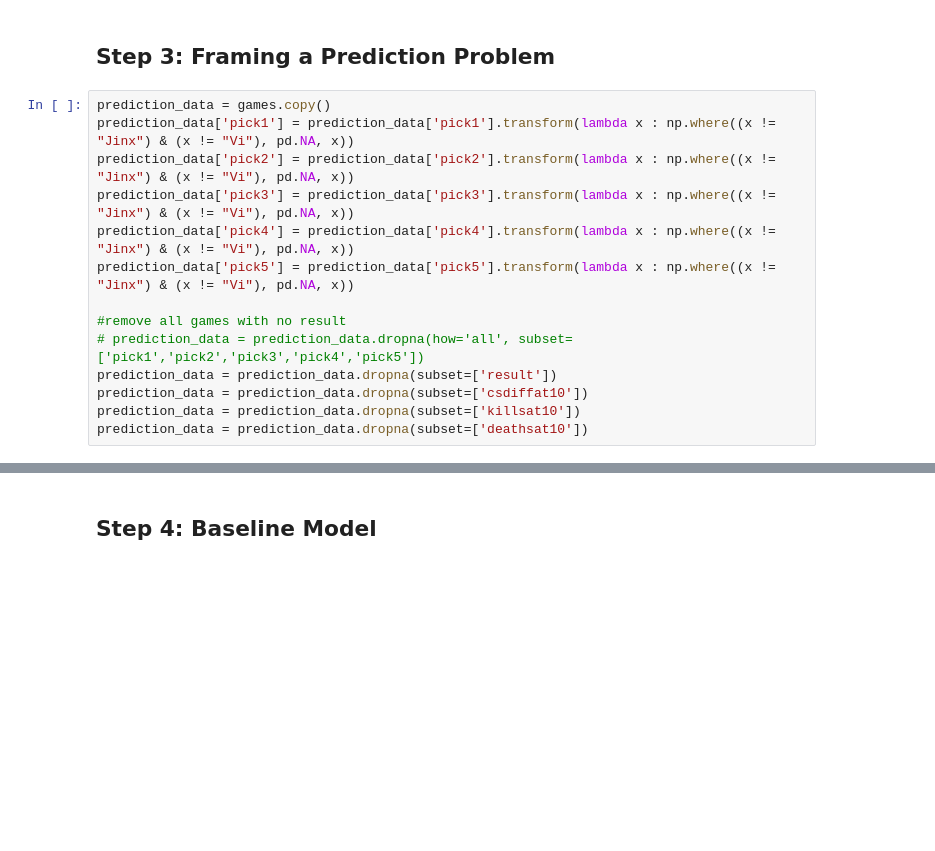
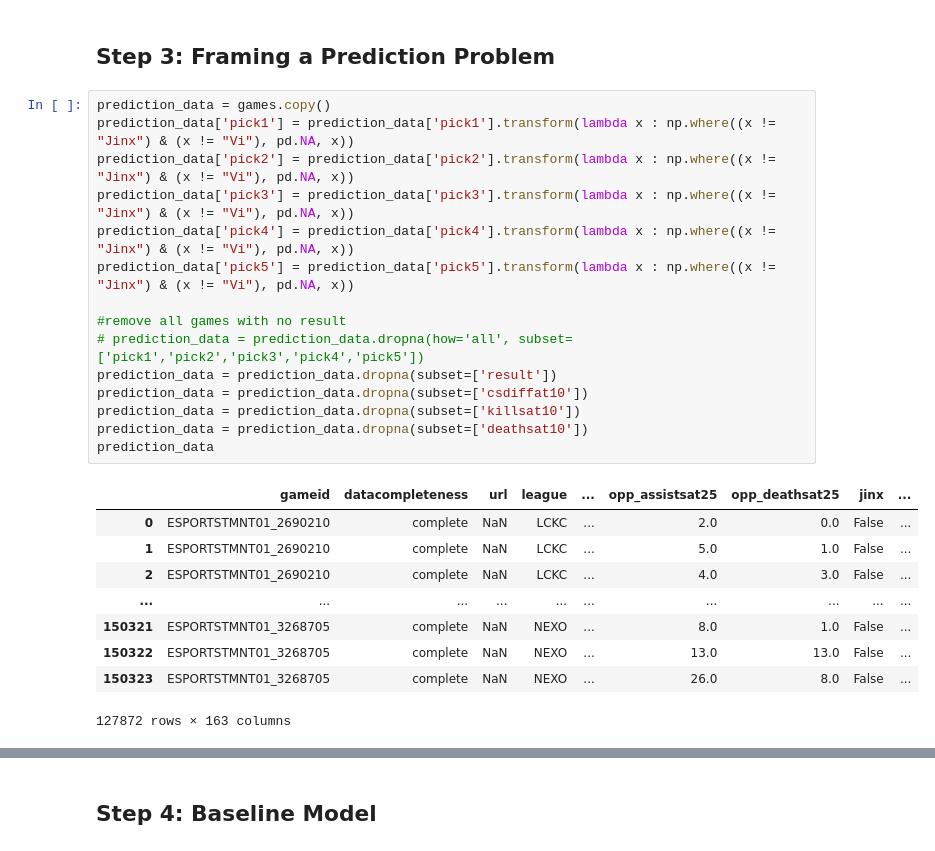
Before and after one commit to ryw27/pds-final-proj, a Jupyter notebook: template_w_pred.ipynb, the cells around one changed output, grey strips where cells are left out. Saved outputs shown, nothing was run; the diff lists cells and outputs as text; blank space fills up the shorter version.

```diff
--- a/template_w_pred.ipynb
+++ b/template_w_pred.ipynb
@@ -147,15 +147,26 @@ fig.show()
 # %%
 prediction_data = games.copy()
 prediction_data['pick1'] = prediction_data['pick1'].transform(lambda x : np.where((x != "Jinx") & (x != "Vi"), pd.NA, x))
 prediction_data['pick2'] = prediction_data['pick2'].transform(lambda x : np.where((x != "Jinx") & (x != "Vi"), pd.NA, x))
 prediction_data['pick3'] = prediction_data['pick3'].transform(lambda x : np.where((x != "Jinx") & (x != "Vi"), pd.NA, x))
 prediction_data['pick4'] = prediction_data['pick4'].transform(lambda x : np.where((x != "Jinx") & (x != "Vi"), pd.NA, x))
 prediction_data['pick5'] = prediction_data['pick5'].transform(lambda x : np.where((x != "Jinx") & (x != "Vi"), pd.NA, x))
 
 #remove all games with no result
 # prediction_data = prediction_data.dropna(how='all', subset=['pick1','pick2','pick3','pick4','pick5'])
 prediction_data = prediction_data.dropna(subset=['result'])
 prediction_data = prediction_data.dropna(subset=['csdiffat10'])
 prediction_data = prediction_data.dropna(subset=['killsat10'])
 prediction_data = prediction_data.dropna(subset=['deathsat10'])
+prediction_data
+# %% [output]
+|  | gameid | datacompleteness | url | league | ... | opp_assistsat25 | opp_deathsat25 | jinx | ... |
+| 0 | ESPORTSTMNT01_2690210 | complete | NaN | LCKC | ... | 2.0 | 0.0 | False | ... |
+| 1 | ESPORTSTMNT01_2690210 | complete | NaN | LCKC | ... | 5.0 | 1.0 | False | ... |
+| 2 | ESPORTSTMNT01_2690210 | complete | NaN | LCKC | ... | 4.0 | 3.0 | False | ... |
+| ... | ... | ... | ... | ... | ... | ... | ... | ... | ... |
+| 150321 | ESPORTSTMNT01_3268705 | complete | NaN | NEXO | ... | 8.0 | 1.0 | False | ... |
+| 150322 | ESPORTSTMNT01_3268705 | complete | NaN | NEXO | ... | 13.0 | 13.0 | False | ... |
+| 150323 | ESPORTSTMNT01_3268705 | complete | NaN | NEXO | ... | 26.0 | 8.0 | False | ... |
+127872 rows × 163 columns
 # %%
```
Also changed, not shown: parts of 8 cells of this notebook.
